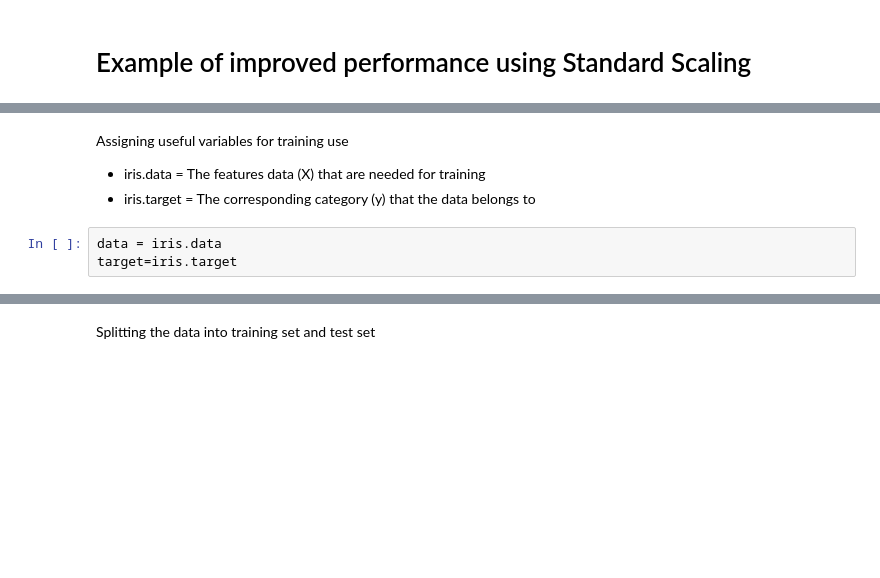
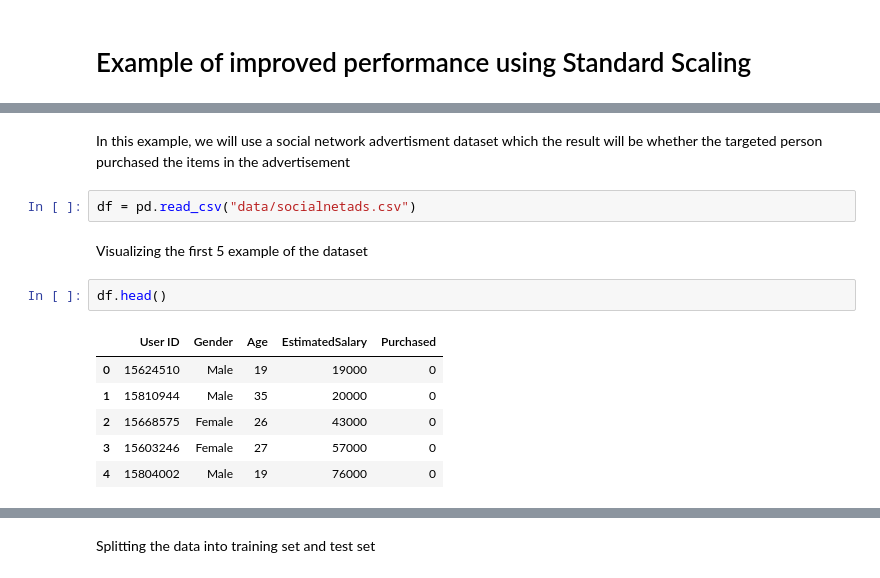
Before and after one commit to CertifaiAI/data-science-fundamentals, a Jupyter notebook: solution/03-0_Feature Scaling.ipynb, the cells around one changed output, grey strips where cells are left out. Cells and saved outputs as stored; diff of their text form; blank space fills up the shorter version.

```diff
--- a/solution/03-0_Feature Scaling.ipynb
+++ b/solution/03-0_Feature Scaling.ipynb
@@ -116,9 +112,15 @@ iris=datasets.load_iris()
-# %% [markdown]
-Assigning useful variables for training use
-<ul>
-    <li> iris.data = The features data (X) that are needed for training </li>
-    <li> iris.target = The corresponding category (y) that the data belongs to </li>
-</ul>
-# %%
-data = iris.data
-target=iris.target
+# %% [markdown]
+In this example, we will use a social network advertisment dataset which the result will be whether the targeted person purchased the items in the advertisement
+# %%
+df = pd.read_csv("data/socialnetads.csv")
+# %% [markdown]
+Visualizing the first 5 example of the dataset
+# %%
+df.head()
+# %% [output]
+|  | User ID | Gender | Age | EstimatedSalary | Purchased |
+| 0 | 15624510 | Male | 19 | 19000 | 0 |
+| 1 | 15810944 | Male | 35 | 20000 | 0 |
+| 2 | 15668575 | Female | 26 | 43000 | 0 |
+| 3 | 15603246 | Female | 27 | 57000 | 0 |
+| 4 | 15804002 | Male | 19 | 76000 | 0 |
```
Also changed, not shown: parts of 22 cells of this notebook, 2 other files.
